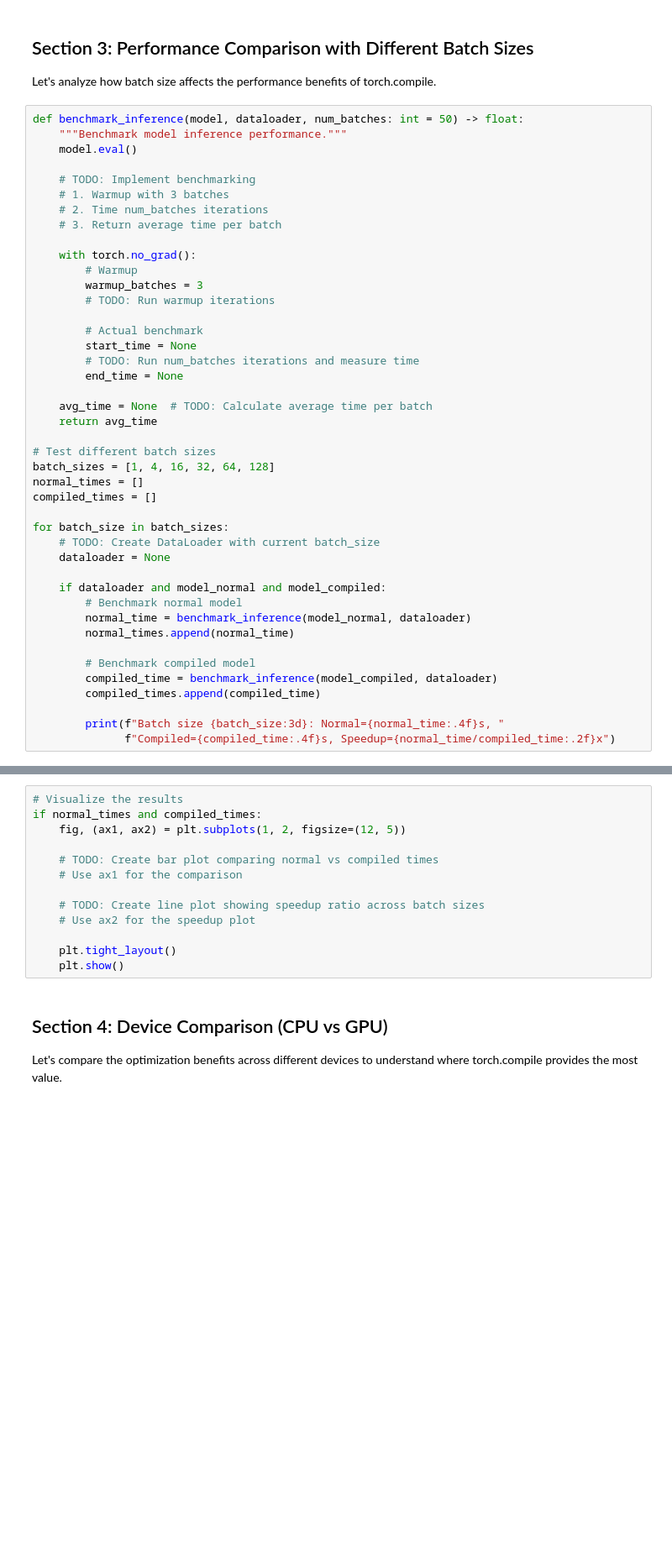
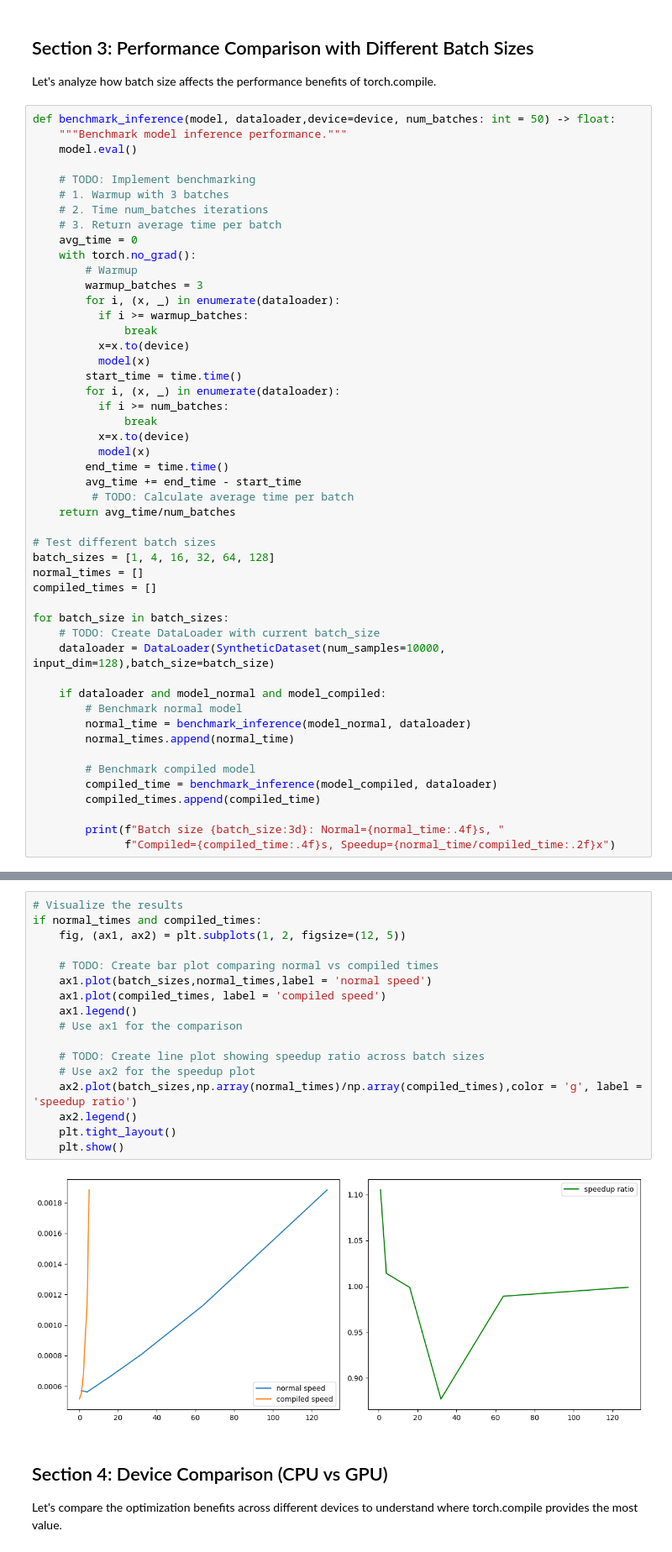
Before and after one commit to ayouboa30/M-thode-de-reduction, a Jupyter notebook: website/public/modules/python-deep-learning/module4/exercises/exercise3.ipynb, the cells around one changed output, grey strips where cells are left out. Shown at 84% size. Cells and saved outputs as stored; diff of their text form; blank space fills up the shorter version.

```diff
--- a/website/public/modules/python-deep-learning/module4/exercises/exercise3.ipynb
+++ b/website/public/modules/python-deep-learning/module4/exercises/exercise3.ipynb
@@ -135,7 +152,7 @@ print(f"Model created with {sum(p.numel() for p in model_normal.parameters())} p
 
 Let's analyze how batch size affects the performance benefits of torch.compile.
 # %%
-def benchmark_inference(model, dataloader, num_batches: int = 50) -> float:
+def benchmark_inference(model, dataloader,device=device, num_batches: int = 50) -> float:
     """Benchmark model inference performance."""
     model.eval()
 
@@ -143,19 +160,25 @@ def benchmark_inference(model, dataloader, num_batches: int = 50) -> float:
     # 1. Warmup with 3 batches
     # 2. Time num_batches iterations
     # 3. Return average time per batch
-
+    avg_time = 0
     with torch.no_grad():
         # Warmup
         warmup_batches = 3
-        # TODO: Run warmup iterations
-
-        # Actual benchmark
-        start_time = None
-        # TODO: Run num_batches iterations and measure time
-        end_time = None
-
-    avg_time = None  # TODO: Calculate average time per batch
-    return avg_time
+        for i, (x, _) in enumerate(dataloader):
+          if i >= warmup_batches:
+              break
+          x=x.to(device)
+          model(x)
+        start_time = time.time()
+        for i, (x, _) in enumerate(dataloader):
+          if i >= num_batches:
+              break
+          x=x.to(device)
+          model(x)
+        end_time = time.time()
+        avg_time += end_time - start_time
+         # TODO: Calculate average time per batch
+    return avg_time/num_batches
 
 # Test different batch sizes
 batch_sizes = [1, 4, 16, 32, 64, 128]
@@ -164,7 +187,7 @@ compiled_times = []
 
 for batch_size in batch_sizes:
     # TODO: Create DataLoader with current batch_size
-    dataloader = None
+    dataloader = DataLoader(SyntheticDataset(num_samples=10000, input_dim=128),batch_size=batch_size)
 
     if dataloader and model_normal and model_compiled:
         # Benchmark normal model
@@ -180,16 +210,22 @@ for batch_size in batch_sizes:
 # %%
 # Visualize the results
 if normal_times and compiled_times:
     fig, (ax1, ax2) = plt.subplots(1, 2, figsize=(12, 5))
 
     # TODO: Create bar plot comparing normal vs compiled times
+    ax1.plot(batch_sizes,normal_times,label = 'normal speed')
+    ax1.plot(compiled_times, label = 'compiled speed')
+    ax1.legend()
     # Use ax1 for the comparison
 
     # TODO: Create line plot showing speedup ratio across batch sizes
     # Use ax2 for the speedup plot
-
+    ax2.plot(batch_sizes,np.array(normal_times)/np.array(compiled_times),color = 'g', label = 'speedup ratio')
+    ax2.legend()
     plt.tight_layout()
     plt.show()
+# %% [output]
+[figure, added]
 # %% [markdown]
 ## Section 4: Device Comparison (CPU vs GPU)
 
```
Also changed, not shown: parts of 8 cells of this notebook.
